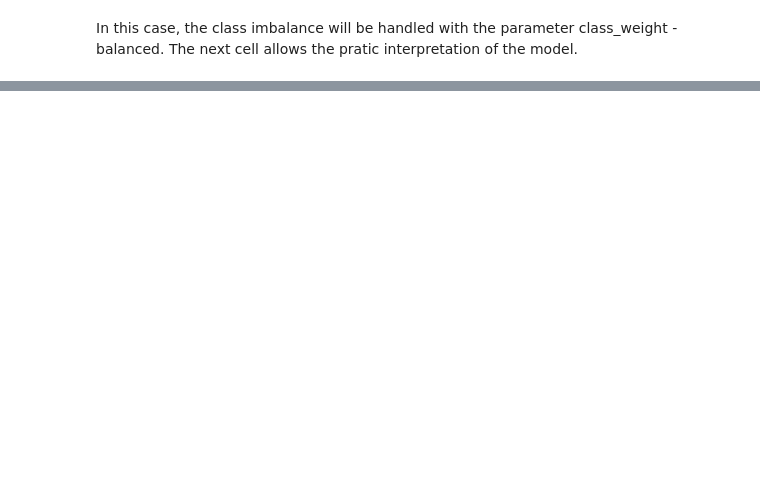
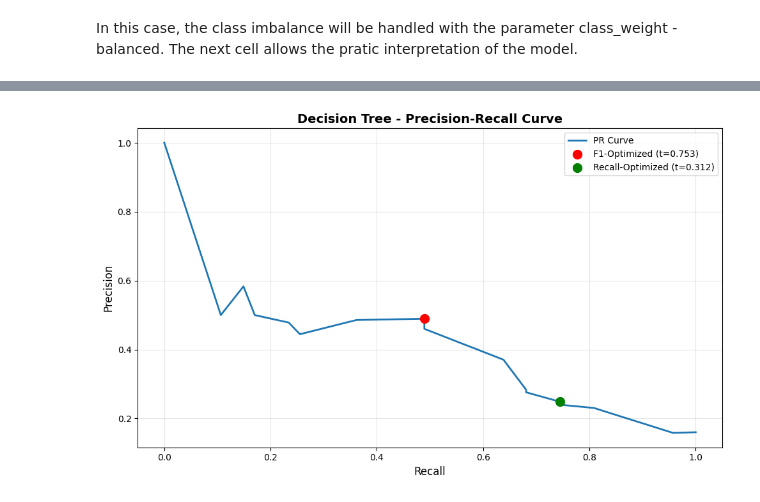
Before and after one commit to filipe-carmo/EDSB25_10, a Jupyter notebook: 5. Decision Tree model.ipynb, the cells around one changed output, grey strips where cells are left out. Drawn from its saved outputs; the diff is of its cells as text; code cells hidden in the pictures; blank space fills up the shorter version.

Commit message:
Decision Tree revised

```diff
--- a/5. Decision Tree model.ipynb
+++ b/5. Decision Tree model.ipynb
@@ -57,0 +50,19 @@ HR_DT.head()
+# %%
+# ============================================
+# 2. DATA PREPROCESSING
+# ============================================
+# Run preprocessing function directly
+# Outputs: X_train, X_val, X_test, y_train, y_val, y_test (stratified, scaled, encoded)
+# ============================================
+
+X_train, X_val, X_test, y_train, y_val, y_test = preprocess(
+    data_path='data/raw/HR_Attrition_Dataset.csv'
+)
+
+# Display basic info
+print(f"Training set: {X_train.shape[0]} samples, {X_train.shape[1]} features")
+print(f"Validation set: {X_val.shape[0]} samples")
+print(f"Test set: {X_test.shape[0]} samples")
+print(f"\nFeatures: {list(X_train.columns)}")
+print(f"\nClass distribution - Training:")
+print(y_train.value_counts(normalize=True).round(3))
@@ -344,0 +253,23 @@ print("""
+# %%
+# ============================================
+# 6. VISUALIZE PRECISION-RECALL TRADEOFF
+# ============================================
+
+fig, ax = plt.subplots(1, 1, figsize=(10, 6))
+
+# Plot Precision-Recall curve
+ax.plot(recalls, precisions, label='PR Curve', linewidth=2)
+ax.scatter([f1_achieved_recall], [f1_achieved_precision],
+           color='red', s=100, zorder=5, label=f'F1-Optimized (t={f1_optimal_threshold:.3f})')
+ax.scatter([recall_achieved_recall], [recall_achieved_precision],
+           color='green', s=100, zorder=5, label=f'Recall-Optimized (t={recall_optimal_threshold:.3f})')
+
+ax.set_xlabel('Recall', fontsize=12)
+ax.set_ylabel('Precision', fontsize=12)
+ax.set_title('Decision Tree - Precision-Recall Curve', fontsize=14, fontweight='bold')
+ax.legend()
+ax.grid(alpha=0.3)
+plt.tight_layout()
+plt.show()
+# %% [output]
+[figure, added]
```
Also changed, not shown: parts of 34 cells of this notebook, 4 other files.
